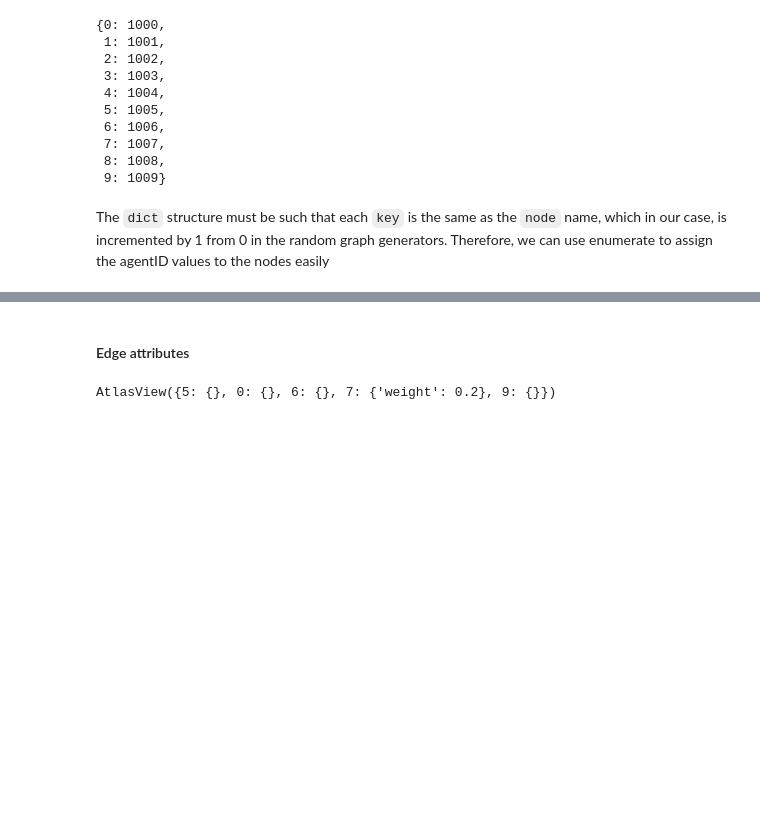
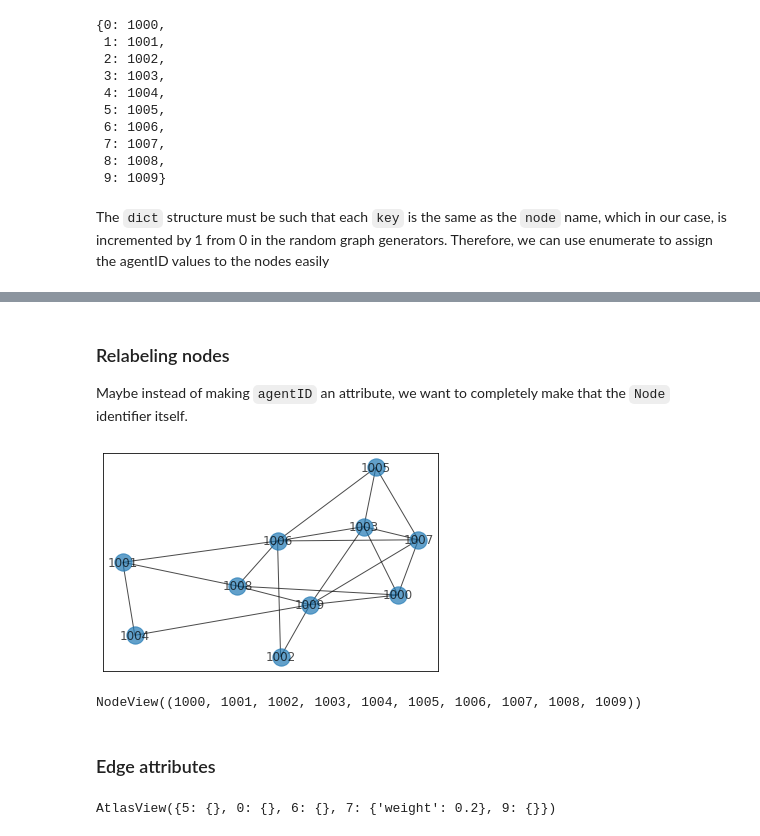
Before and after one commit to hollybossart/networkX_tutorial, a Jupyter notebook: networkX_tutorial.ipynb, the cells around one changed output, grey strips where cells are left out. Cells and saved outputs as stored; diff of their text form; code cells hidden in the pictures; blank space fills up the shorter version.

```diff
--- a/networkX_tutorial.ipynb
+++ b/networkX_tutorial.ipynb
@@ -347,5 +347,24 @@ Text(0.5, 1.0, 'Graph with agentID plotted')
+# %% [markdown]
+### Relabeling nodes
+Maybe instead of making `agentID` an attribute, we want to completely make that the `Node` identifier itself.
+# %%
+# resetting attribute data
+H.clear()
+
+# will return a copy instead of manipulating G (we will use G later)
+H = nx.relabel.relabel_nodes(G, agent_id_dict, copy=True)
+
+# plot
+nx.draw_networkx(H, with_labels=True, alpha=0.7)
+# %% [output]
+[figure, added]
+# %%
+# we can see that the graph structure here has nodes now that are agentIDs
+H.nodes
+# %% [output]
+NodeView((1000, 1001, 1002, 1003, 1004, 1005, 1006, 1007, 1008, 1009))
 # %% [markdown]
-#### Edge attributes
+### Edge attributes
 # %%
 # adding in more weight attributes
 G[3][7]['weight'] = 0.2
```
Also changed, not shown: parts of 20 cells of this notebook.
